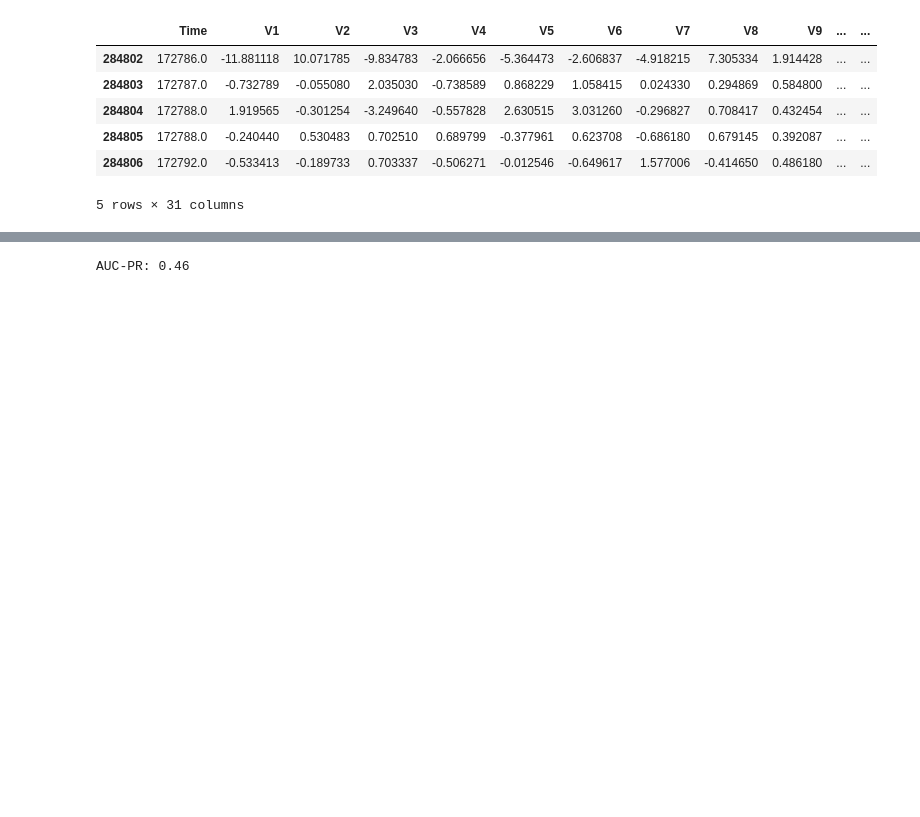
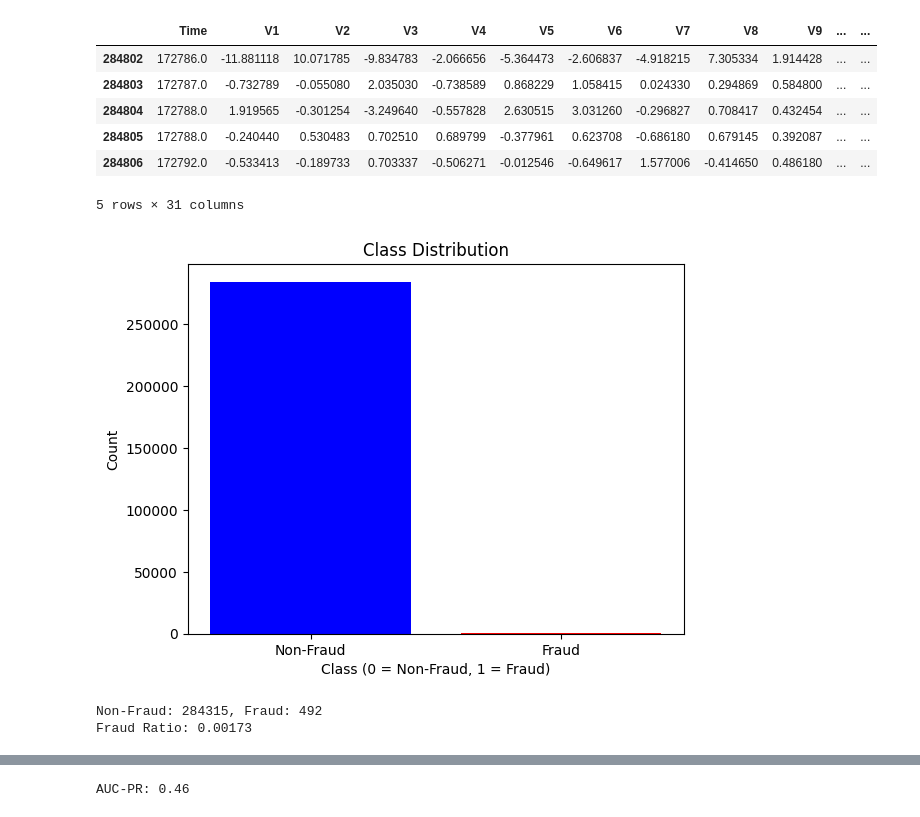
Before and after one commit to kaushal427/Credit-Card-Fraud-Detection, a Jupyter notebook: Combined.ipynb, the cells around one changed output, grey strips where cells are left out. Drawn from its saved outputs; the diff is of its cells as text; code cells hidden in the pictures; blank space fills up the shorter version.

Commit message:
Added data exploration to combined

```diff
--- a/Combined.ipynb
+++ b/Combined.ipynb
@@ -39,3 +47,22 @@ data.tail()
 | 284805 | 172788.0 | -0.240440 | 0.530483 | 0.702510 | 0.689799 | -0.377961 | 0.623708 | -0.686180 | 0.679145 | 0.392087 | ... | ... |
 | 284806 | 172792.0 | -0.533413 | -0.189733 | 0.703337 | -0.506271 | -0.012546 | -0.649617 | 1.577006 | -0.414650 | 0.486180 | ... | ... |
 5 rows × 31 columns
+# %%
+import matplotlib.pyplot as plt
+
+# Calculate and plot class distribution
+class_counts = data['Class'].value_counts()
+plt.bar(class_counts.index, class_counts.values, color=['blue', 'red'])
+plt.xticks([0, 1], labels=['Non-Fraud', 'Fraud'])
+plt.title('Class Distribution')
+plt.xlabel('Class (0 = Non-Fraud, 1 = Fraud)')
+plt.ylabel('Count')
+plt.show()
+
+# Calculate class imbalance ratio
+print(f"Non-Fraud: {class_counts[0]}, Fraud: {class_counts[1]}")
+print(f"Fraud Ratio: {class_counts[1] / class_counts[0]:.5f}")
+# %% [output]
+[figure, added]
+Non-Fraud: 284315, Fraud: 492
+Fraud Ratio: 0.00173
```
Also changed, not shown: parts of 4 cells of this notebook, 1 other file.
